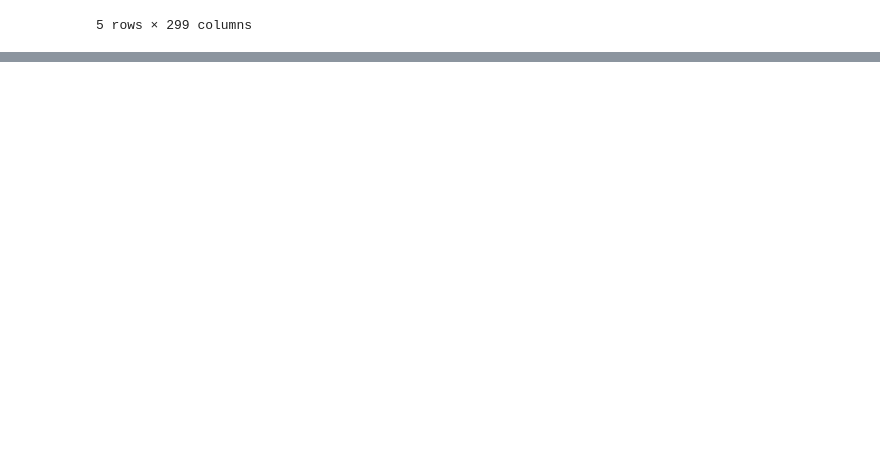
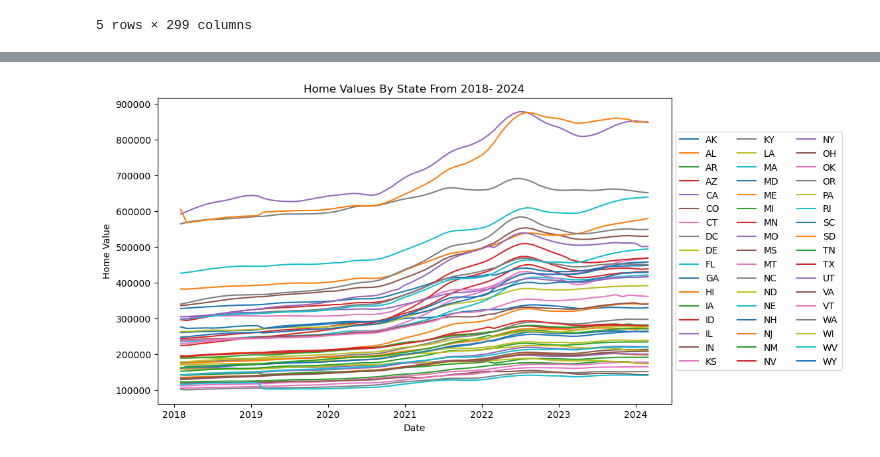
Before and after one commit to cdmoseley/Housing_Zillow, a Jupyter notebook: Housing_Zillow.ipynb, the cells around one changed output, grey strips where cells are left out. Drawn from its saved outputs; the diff is of its cells as text; code cells hidden in the pictures; blank space fills up the shorter version.

```diff
--- a/Housing_Zillow.ipynb
+++ b/Housing_Zillow.ipynb
@@ -137,0 +135,10 @@ ValueError: Could not interpret value `Date` for parameter `x`
+# %%
+# Convert the 'Date' index to a column and reset the index
+State_Group_df.reset_index(inplace=True)
+
+# Extract the year from the 'Date' column and assign it to a new column
+State_Group_df['Year'] = pd.to_datetime(State_Group_df['Date']).dt.year
+
+State_Group_df.head()
+del State_Group_df['index']
+State_Group_df.head()
@@ -137,0 +152,19 @@ ValueError: Could not interpret value `Date` for parameter `x`
+# %%
+# Filter data for years 2020 to 2024
+filtered_df = State_Group_df[(State_Group_df['Year'] >= 2018) & (State_Group_df['Year'] <= 2024)]
+
+plt.figure(figsize=(10, 6))  # Adjust figure size if needed
+
+for state, group in filtered_df.groupby('State'):
+    dates = group['Date']
+    mean_values = group['MeanValue']
+    plt.plot(dates, mean_values, label=state)
+
+plt.xlabel('Date')
+plt.ylabel('Home Value')
+plt.title('Home Values By State From 2018- 2024')
+plt.legend(loc='center left', bbox_to_anchor=(1, 0.5), ncol=3)
+
+plt.show()
+# %% [output]
+[figure, added]
```
Also changed, not shown: parts of 23 cells of this notebook.
